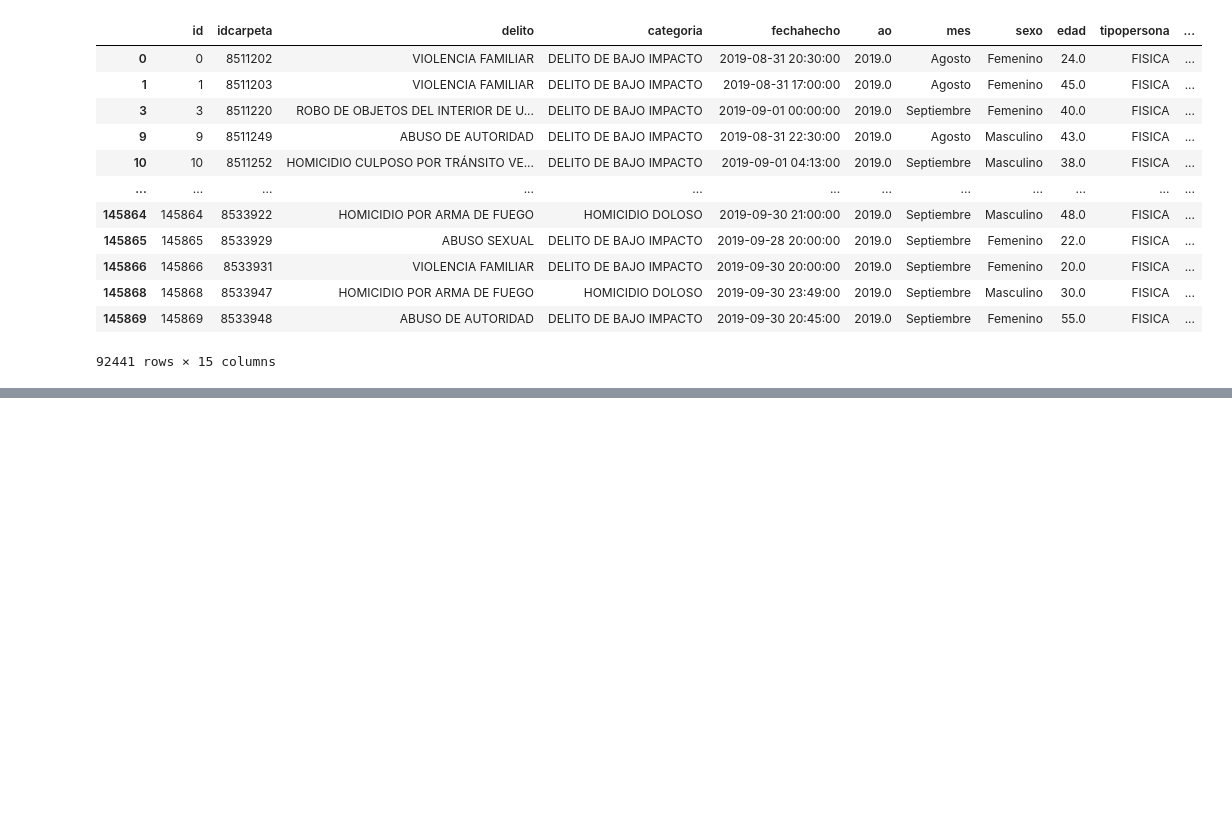
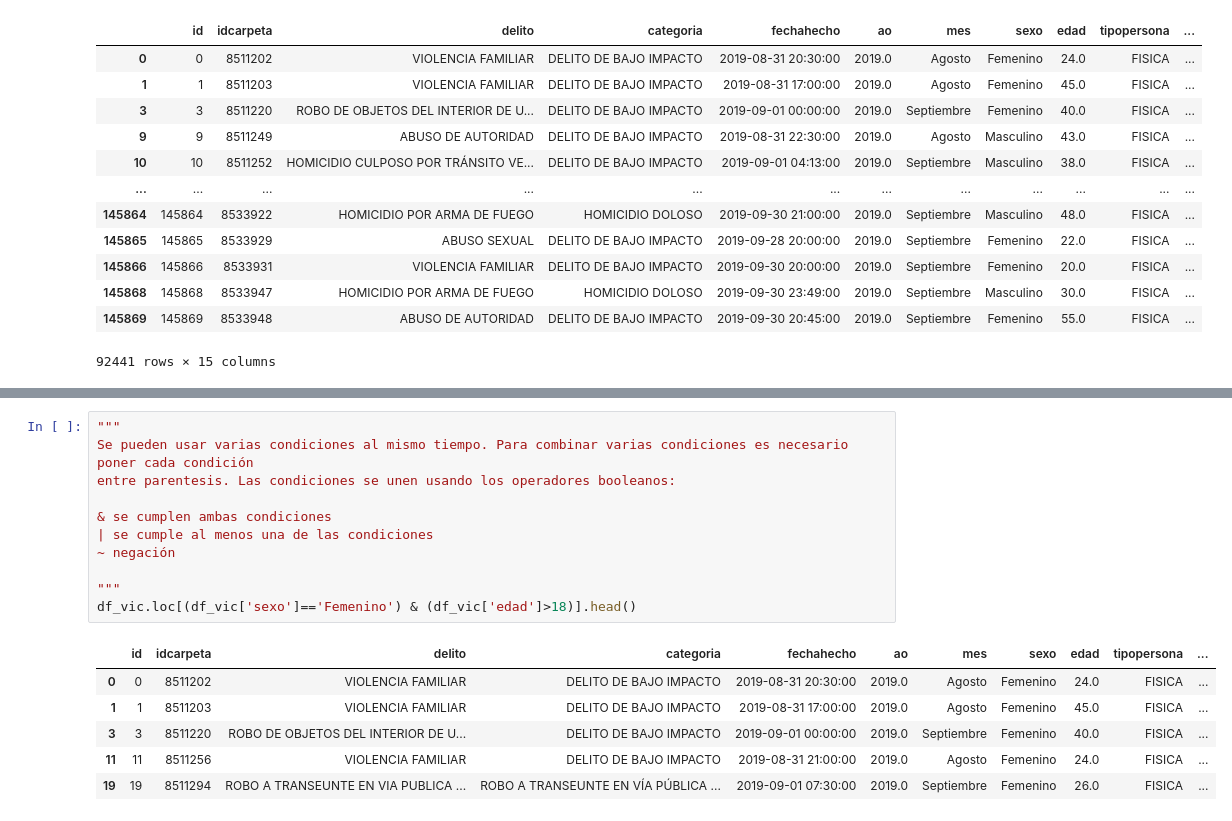
Before and after one commit to PyarmandoCode/Python_Avanzado, a Jupyter notebook: Datos/Python-Avanzado.ipynb, the cells around one changed output, grey strips where cells are left out. Saved outputs shown, nothing was run; the diff lists cells and outputs as text; blank space fills up the shorter version.

```diff
--- a/Datos/Python-Avanzado.ipynb
+++ b/Datos/Python-Avanzado.ipynb
@@ -295,0 +313,18 @@ df_vic.loc[df_vic['edad']>18]
+# %%
+"""
+Se pueden usar varias condiciones al mismo tiempo. Para combinar varias condiciones es necesario poner cada condición
+entre parentesis. Las condiciones se unen usando los operadores booleanos:
+
+& se cumplen ambas condiciones
+| se cumple al menos una de las condiciones
+~ negación
+
+"""
+df_vic.loc[(df_vic['sexo']=='Femenino') & (df_vic['edad']>18)].head()
+# %% [output]
+|  | id | idcarpeta | delito | categoria | fechahecho | ao | mes | sexo | edad | tipopersona | ... |
+| 0 | 0 | 8511202 | VIOLENCIA FAMILIAR | DELITO DE BAJO IMPACTO | 2019-08-31 20:30:00 | 2019.0 | Agosto | Femenino | 24.0 | FISICA | ... |
+| 1 | 1 | 8511203 | VIOLENCIA FAMILIAR | DELITO DE BAJO IMPACTO | 2019-08-31 17:00:00 | 2019.0 | Agosto | Femenino | 45.0 | FISICA | ... |
+| 3 | 3 | 8511220 | ROBO DE OBJETOS DEL INTERIOR DE U... | DELITO DE BAJO IMPACTO | 2019-09-01 00:00:00 | 2019.0 | Septiembre | Femenino | 40.0 | FISICA | ... |
+| 11 | 11 | 8511256 | VIOLENCIA FAMILIAR | DELITO DE BAJO IMPACTO | 2019-08-31 21:00:00 | 2019.0 | Agosto | Femenino | 24.0 | FISICA | ... |
+| 19 | 19 | 8511294 | ROBO A TRANSEUNTE EN VIA PUBLICA ... | ROBO A TRANSEUNTE EN VÍA PÚBLICA ... | 2019-09-01 07:30:00 | 2019.0 | Septiembre | Femenino | 26.0 | FISICA | ... |
```
Also changed, not shown: parts of 6 cells of this notebook.
